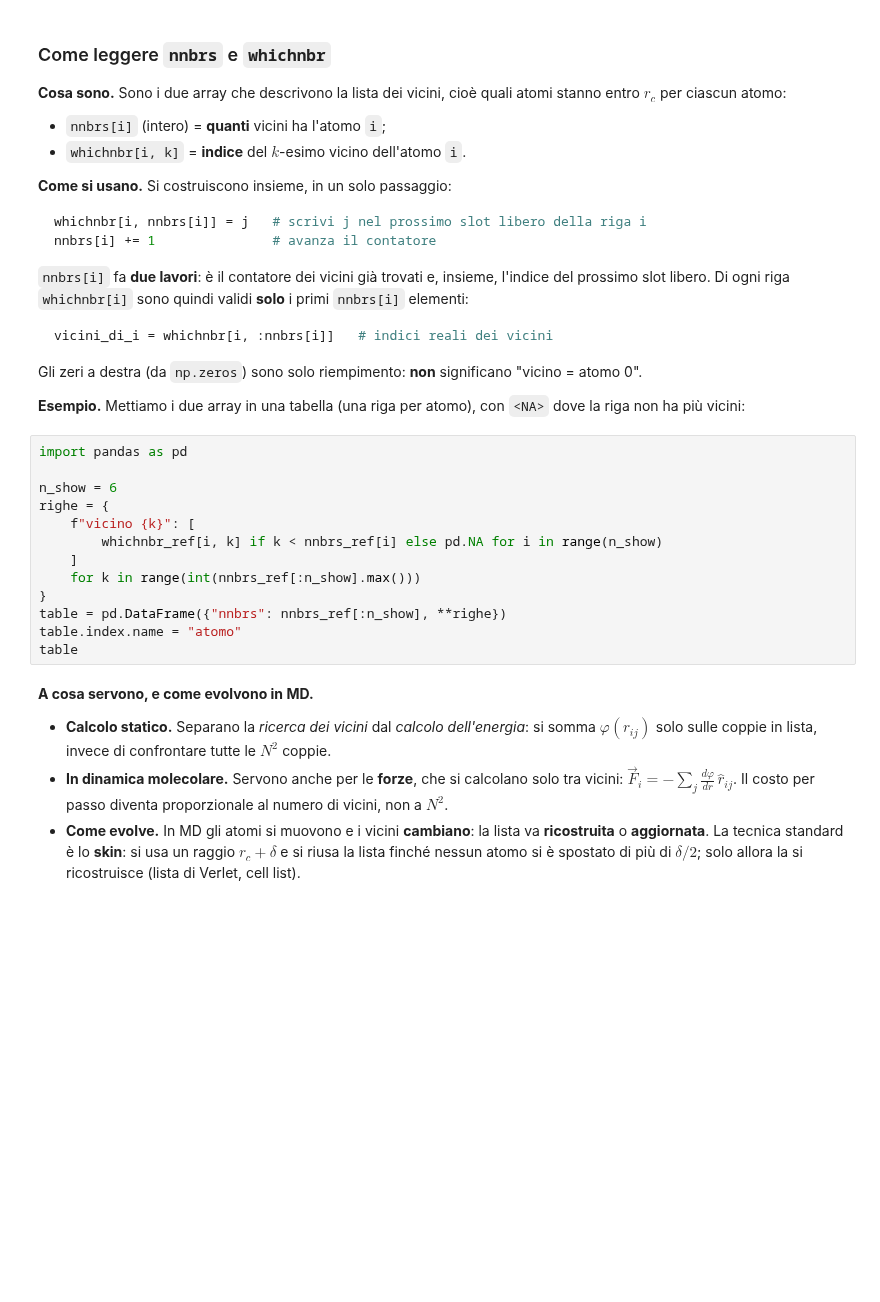
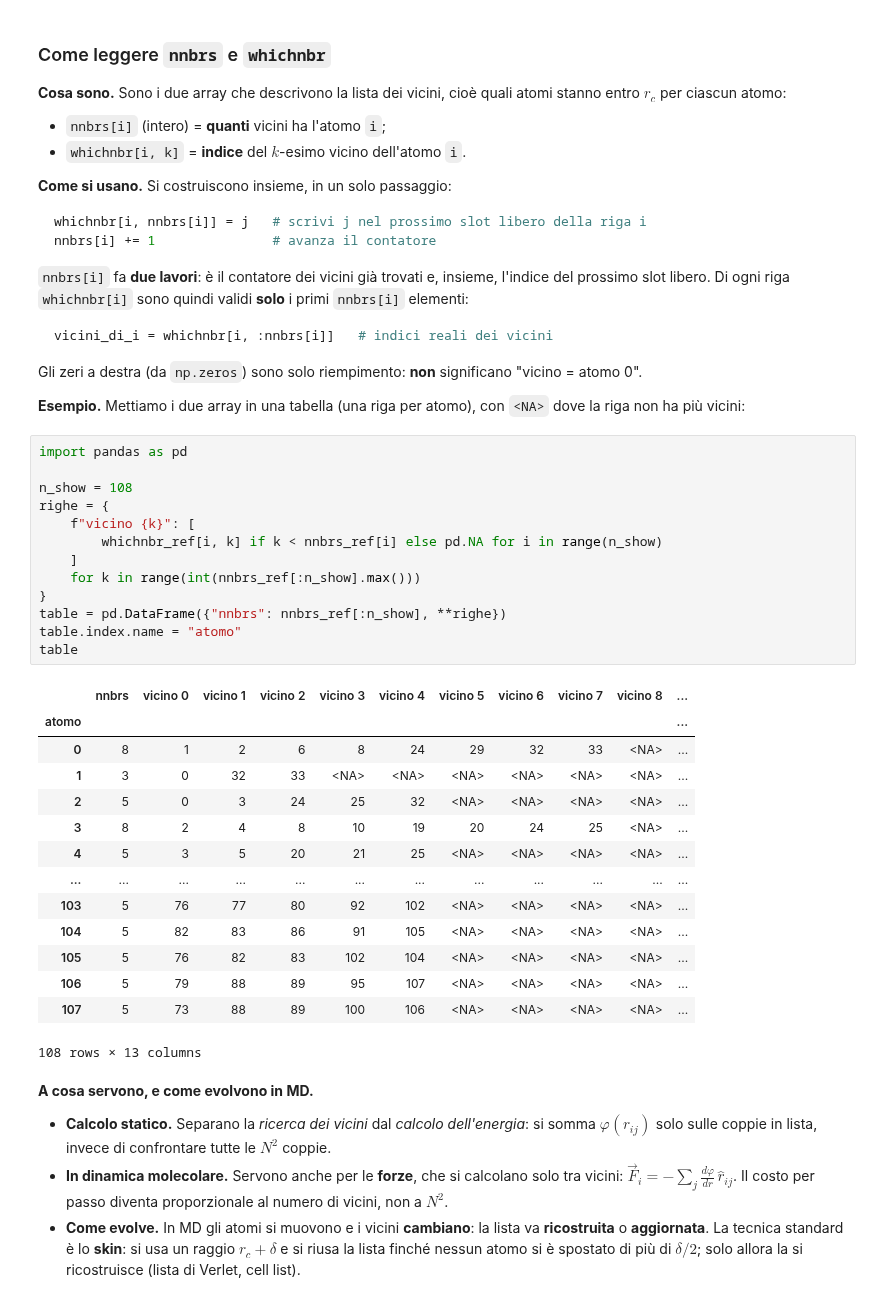
Before and after one commit to francescobellina/computational-course, a Jupyter notebook: notebooks/04_handson_Ag_cutoff/coordinazione_e_lennard_jones.ipynb, the cells around one changed output. Saved outputs shown, nothing was run; the diff lists cells and outputs as text; blank space fills up the shorter version.

```diff
--- a/notebooks/04_handson_Ag_cutoff/coordinazione_e_lennard_jones.ipynb
+++ b/notebooks/04_handson_Ag_cutoff/coordinazione_e_lennard_jones.ipynb
@@ -231,16 +263,31 @@ dove la riga non ha più vicini:
 # %%
 import pandas as pd
 
-n_show = 6
+n_show = 108
 righe = {
     f"vicino {k}": [
         whichnbr_ref[i, k] if k < nnbrs_ref[i] else pd.NA for i in range(n_show)
     ]
     for k in range(int(nnbrs_ref[:n_show].max()))
 }
 table = pd.DataFrame({"nnbrs": nnbrs_ref[:n_show], **righe})
 table.index.name = "atomo"
 table
+# %% [output]
+|  | nnbrs | vicino 0 | vicino 1 | vicino 2 | vicino 3 | vicino 4 | vicino 5 | vicino 6 | vicino 7 | vicino 8 | ... |
+| atomo |  |  |  |  |  |  |  |  |  |  | ... |
+| 0 | 8 | 1 | 2 | 6 | 8 | 24 | 29 | 32 | 33 | <NA> | ... |
+| 1 | 3 | 0 | 32 | 33 | <NA> | <NA> | <NA> | <NA> | <NA> | <NA> | ... |
+| 2 | 5 | 0 | 3 | 24 | 25 | 32 | <NA> | <NA> | <NA> | <NA> | ... |
+| 3 | 8 | 2 | 4 | 8 | 10 | 19 | 20 | 24 | 25 | <NA> | ... |
+| 4 | 5 | 3 | 5 | 20 | 21 | 25 | <NA> | <NA> | <NA> | <NA> | ... |
+| ... | ... | ... | ... | ... | ... | ... | ... | ... | ... | ... | ... |
+| 103 | 5 | 76 | 77 | 80 | 92 | 102 | <NA> | <NA> | <NA> | <NA> | ... |
+| 104 | 5 | 82 | 83 | 86 | 91 | 105 | <NA> | <NA> | <NA> | <NA> | ... |
+| 105 | 5 | 76 | 82 | 83 | 102 | 104 | <NA> | <NA> | <NA> | <NA> | ... |
+| 106 | 5 | 79 | 88 | 89 | 95 | 107 | <NA> | <NA> | <NA> | <NA> | ... |
+| 107 | 5 | 73 | 88 | 89 | 100 | 106 | <NA> | <NA> | <NA> | <NA> | ... |
+108 rows × 13 columns
 # %% [markdown]
 **A cosa servono, e come evolvono in MD.**
 
```
Also changed, not shown: parts of 7 cells of this notebook, 4 other files.
